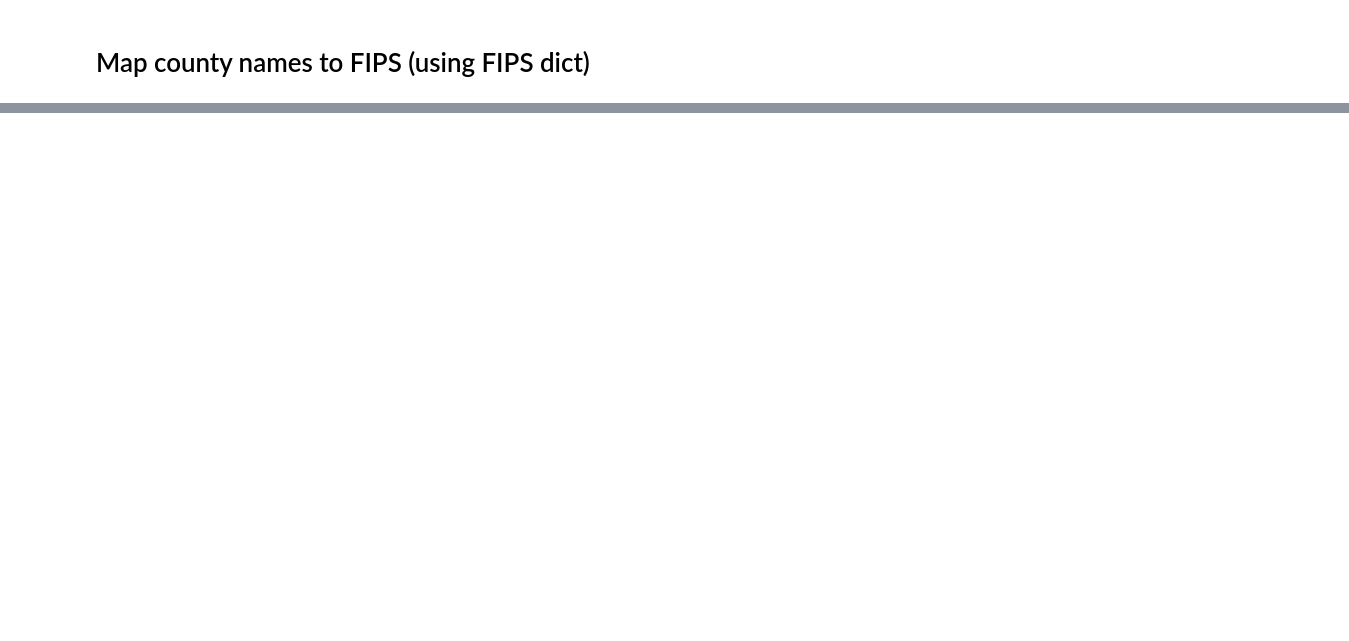
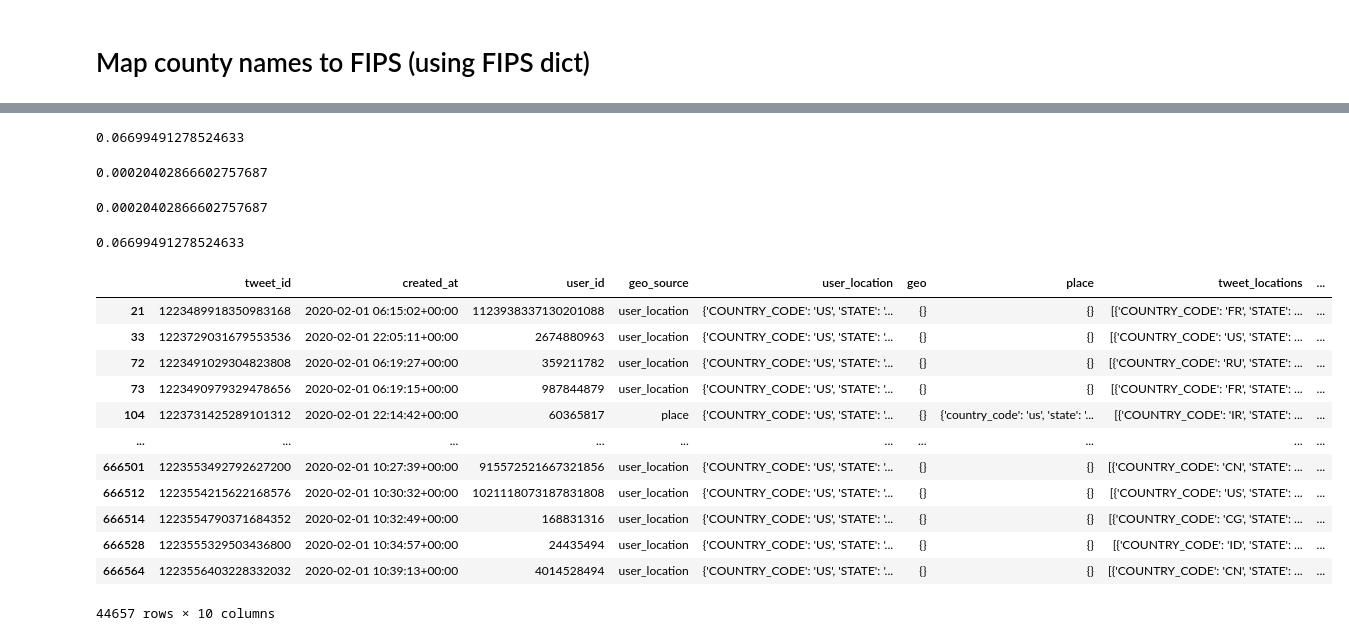
Before and after one commit to m-gaster/Twitter-Conspiracies, a Jupyter notebook: Pulling Twitter Data/Match GeoCov19 Data to Twitter Users (Twint Data).ipynb, the cells around one changed output, grey strips where cells are left out. Saved outputs shown, nothing was run; the diff lists cells and outputs as text; code cells hidden in the pictures; blank space fills up the shorter version.

```diff
--- a/Pulling Twitter Data/Match GeoCov19 Data to Twitter Users (Twint Data).ipynb
+++ b/Pulling Twitter Data/Match GeoCov19 Data to Twitter Users (Twint Data).ipynb
@@ -8,7 +12,7 @@ from ast import literal_eval
 pd.set_option('display.max_columns', 1000)
 pd.set_option('display.max_rows', 1000)
 pd.set_option('display.max_colwidth', 199)
-pd.options.display.float_format = '{:.2f}'.format
+pd.options.display.float_format = '{:.4f}'.format
 
 from IPython.core.display import display, HTML
 display(HTML("<style>.container { width:95% !important; }</style>"))
@@ -27,5 +29,3 @@ df = pd.read_json(r"C:/Users/crackcocaine69xxx/Python Stuff/594/GeoCoV19 Data/ge
-# %%
-df = df.iloc[:5000]
 # %% [markdown]
 ### Make Uppercase
 # %%
@@ -95,25 +102,29 @@ def get_fips_from_loc(loc):
     input = tweet_location from GeoCov19 data (single dictionary)
     output = FIPS code corresponding to counties mentioned
     '''
+    try:
 
-    if loc['COUNTRY_CODE']=='US':
+        if loc['COUNTRY_CODE']=='US':
 
-        try:
+            try:
 
-            if loc['COUNTY'].split(" ")[-1] in ('COUNTY', 'PARISH'):
+                if loc['COUNTY'].split(" ")[-1] in ('COUNTY', 'PARISH'):
 
-                return state_fips_dict[ loc['STATE'] ] [loc['COUNTY'] ]
+                    return state_fips_dict[ loc['STATE'] ] [loc['COUNTY'] ]
 
-            elif 'COUNTY' in loc:
+                elif 'COUNTY' in loc:
 
-                try:
+                    try:
 
-                    return state_fips_dict[ loc['STATE'] ] [loc['COUNTY'] + " " + "COUNTY"]
+                        return state_fips_dict[ loc['STATE'] ] [loc['COUNTY'] + " " + "COUNTY"]
 
-                except Exception as e:
+                    except Exception as e:
 
-                    pass
+                        pass
 
-        except Exception as e:
+            except Exception as e:
 
-            pass
+                pass
+    except:
+
+        pass
@@ -124,6 +137,6 @@ def get_fips_from_list_of_locs(tweet_locs):
     output = list of FIPS codes corresponding to counties mentioned
     '''
 
-    temp_list = [get_fips_from_loc(loc, tweet_locs) for loc in tweet_locs]
+    temp_list = [get_fips_from_loc(loc) for loc in tweet_locs]
 
     return [x for x in temp_list if x is not None]
@@ -192,2 +167,32 @@ df['Tweet FIPS'] = df['tweet_locations'].apply(get_fips_from_list_of_locs)
+# %%
+(~df['User FIPS'].isnull()).sum() / len(df)
+# %% [output]
+0.06699491278524633
+# %%
+(df['geo_source']=='coordinates').sum() / len(df)
+# %% [output]
+0.00020402866602757687
+# %%
+(df['geo'] != {}).sum() / len(df)
+# %% [output]
+0.00020402866602757687
+# %%
+len(df[~df['User FIPS'].isnull()]) / len(df)
+# %% [output]
+0.06699491278524633
 # %%
-df['User FIPS'] = df['user_location'].apply(get_fips_from_loc)
+df[~df['User FIPS'].isnull()]
+# %% [output]
+|  | tweet_id | created_at | user_id | geo_source | user_location | geo | place | tweet_locations | ... |
+| 21 | 1223489918350983168 | 2020-02-01 06:15:02+00:00 | 1123938337130201088 | user_location | {'COUNTRY_CODE': 'US', 'STATE': '... | {} | {} | [{'COUNTRY_CODE': 'FR', 'STATE': ... | ... |
+| 33 | 1223729031679553536 | 2020-02-01 22:05:11+00:00 | 2674880963 | user_location | {'COUNTRY_CODE': 'US', 'STATE': '... | {} | {} | [{'COUNTRY_CODE': 'US', 'STATE': ... | ... |
+| 72 | 1223491029304823808 | 2020-02-01 06:19:27+00:00 | 359211782 | user_location | {'COUNTRY_CODE': 'US', 'STATE': '... | {} | {} | [{'COUNTRY_CODE': 'RU', 'STATE': ... | ... |
+| 73 | 1223490979329478656 | 2020-02-01 06:19:15+00:00 | 987844879 | user_location | {'COUNTRY_CODE': 'US', 'STATE': '... | {} | {} | [{'COUNTRY_CODE': 'FR', 'STATE': ... | ... |
+| 104 | 1223731425289101312 | 2020-02-01 22:14:42+00:00 | 60365817 | place | {'COUNTRY_CODE': 'US', 'STATE': '... | {} | {'country_code': 'us', 'state': '... | [{'COUNTRY_CODE': 'IR', 'STATE': ... | ... |
+| ... | ... | ... | ... | ... | ... | ... | ... | ... | ... |
+| 666501 | 1223553492792627200 | 2020-02-01 10:27:39+00:00 | 915572521667321856 | user_location | {'COUNTRY_CODE': 'US', 'STATE': '... | {} | {} | [{'COUNTRY_CODE': 'CN', 'STATE': ... | ... |
+| 666512 | 1223554215622168576 | 2020-02-01 10:30:32+00:00 | 1021118073187831808 | user_location | {'COUNTRY_CODE': 'US', 'STATE': '... | {} | {} | [{'COUNTRY_CODE': 'US', 'STATE': ... | ... |
+| 666514 | 1223554790371684352 | 2020-02-01 10:32:49+00:00 | 168831316 | user_location | {'COUNTRY_CODE': 'US', 'STATE': '... | {} | {} | [{'COUNTRY_CODE': 'CG', 'STATE': ... | ... |
+| 666528 | 1223555329503436800 | 2020-02-01 10:34:57+00:00 | 24435494 | user_location | {'COUNTRY_CODE': 'US', 'STATE': '... | {} | {} | [{'COUNTRY_CODE': 'ID', 'STATE': ... | ... |
+| 666564 | 1223556403228332032 | 2020-02-01 10:39:13+00:00 | 4014528494 | user_location | {'COUNTRY_CODE': 'US', 'STATE': '... | {} | {} | [{'COUNTRY_CODE': 'CN', 'STATE': ... | ... |
+44657 rows × 10 columns
```
Also changed, not shown: parts of 22 cells of this notebook.
